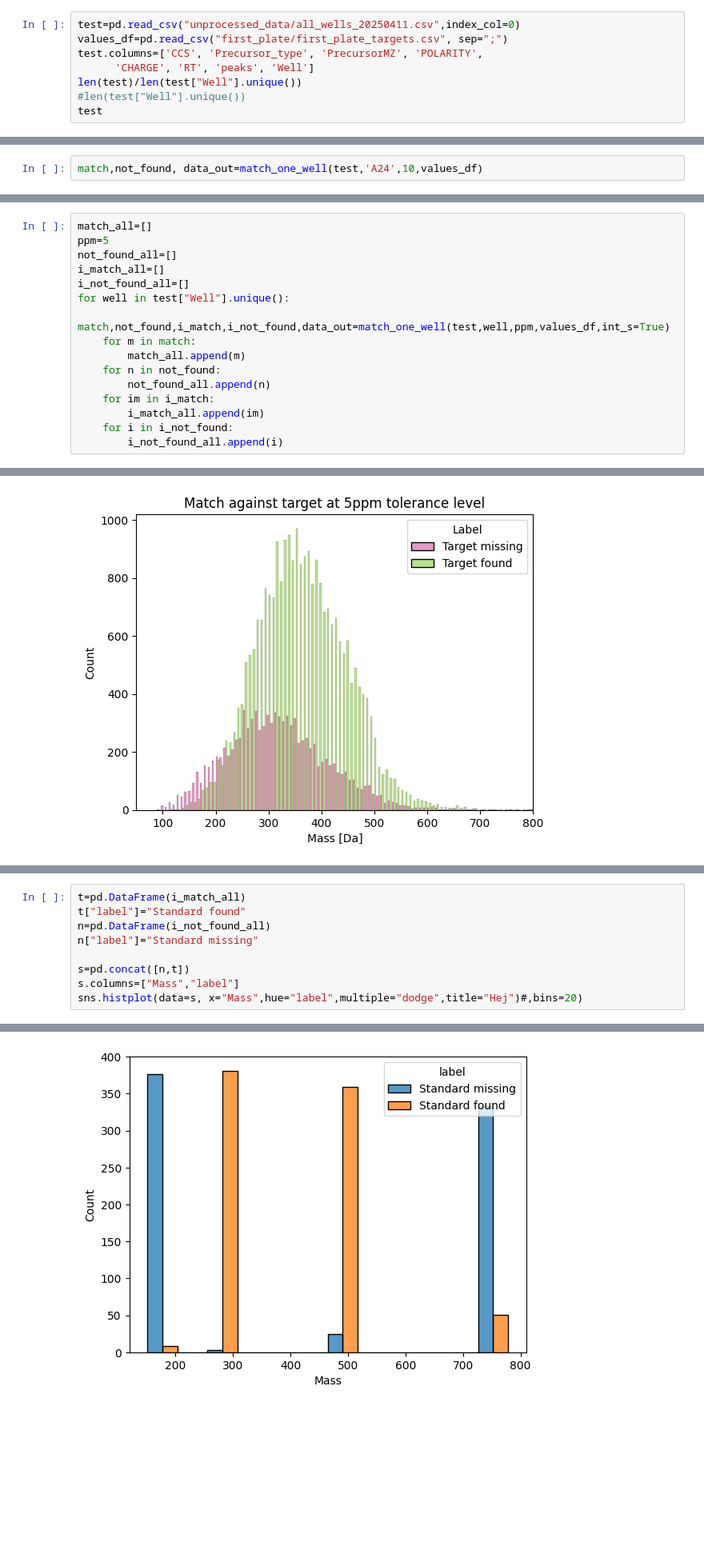
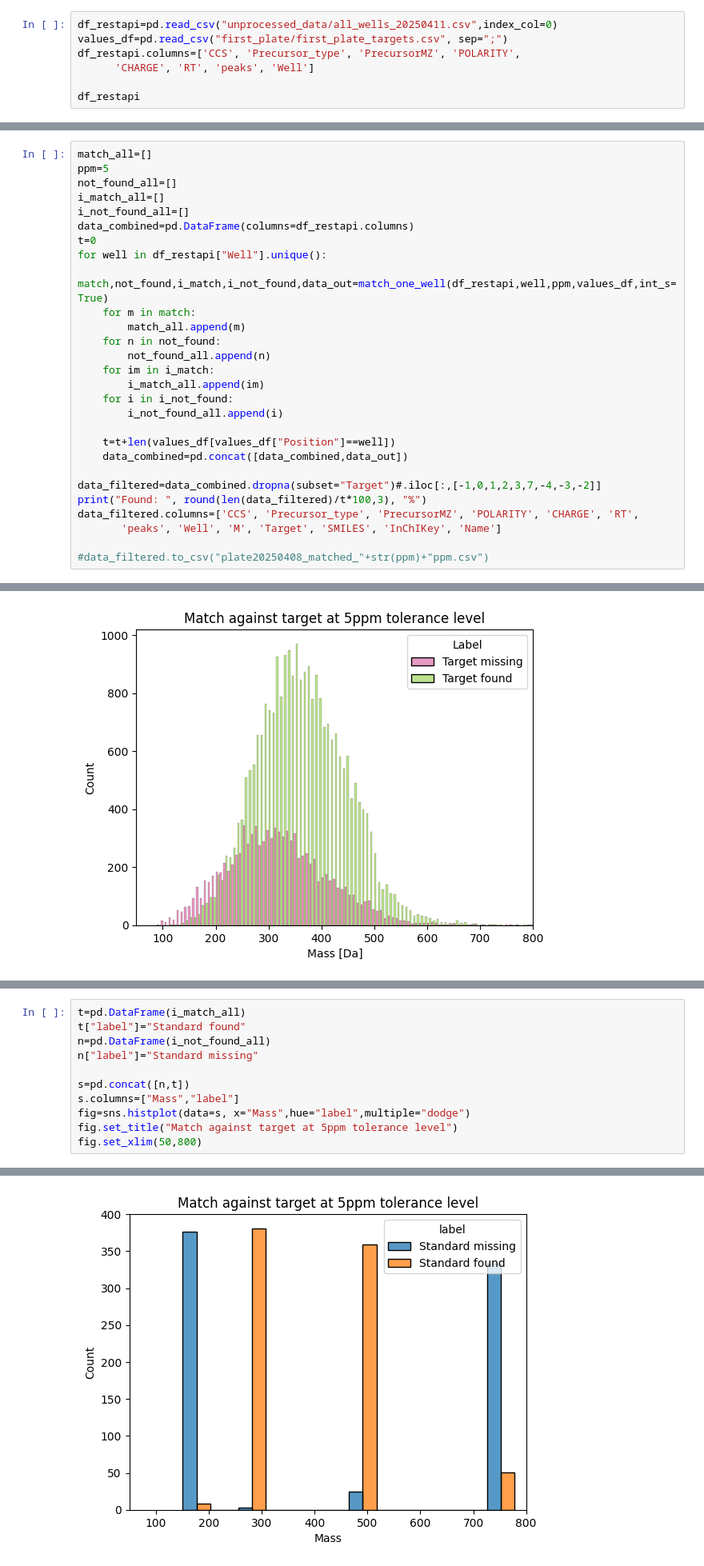
Before and after one commit to Micholms/tims_tof_data_extraction, a Jupyter notebook: data_handling_REST_API.ipynb, the cells around one changed output, grey strips where cells are left out. Shown: that part at 80% size. Drawn from its saved outputs; the diff is of its cells as text; blank space fills up the shorter version.

```diff
--- a/data_handling_REST_API.ipynb
+++ b/data_handling_REST_API.ipynb
@@ -11,11 +16,10 @@ import seaborn as sns
 # %%
-test=pd.read_csv("unprocessed_data/all_wells_20250411.csv",index_col=0)
+df_restapi=pd.read_csv("unprocessed_data/all_wells_20250411.csv",index_col=0)
 values_df=pd.read_csv("first_plate/first_plate_targets.csv", sep=";")
-test.columns=['CCS', 'Precursor_type', 'PrecursorMZ', 'POLARITY',
+df_restapi.columns=['CCS', 'Precursor_type', 'PrecursorMZ', 'POLARITY',
       'CHARGE', 'RT', 'peaks', 'Well']
-len(test)/len(test["Well"].unique())
-#len(test["Well"].unique())
-test
+
+df_restapi
 # %% [output]
 |  | CCS | Precursor_type | PrecursorMZ | POLARITY | CHARGE | RT | peaks | Well |
 | 0 | 124.171295 | [M+H]+ | 136.061711 | Pos | + | 4.637133 | {'mz': [61.01280583371198, 65.234... | A10 |
@@ -30,5 +34,3 @@ test
 | 721 | 154.433304 | [M+H]+ | 254.925795 | Pos | + | 300.553375 | {'mz': [176.9091901553379], 'inte... | P09 |
 | 722 | 138.562744 | [M+H]+ | 176.911683 | Pos | + | 300.548279 | {'mz': [92.81683758409737, 140.19... | P09 |
 248801 rows × 8 columns
-# %%
-match,not_found, data_out=match_one_well(test,'A24',10,values_df)
@@ -77,8 +61,10 @@ ppm=5
 not_found_all=[]
 i_match_all=[]
 i_not_found_all=[]
-for well in test["Well"].unique():
-    match,not_found,i_match,i_not_found,data_out=match_one_well(test,well,ppm,values_df,int_s=True)
+data_combined=pd.DataFrame(columns=df_restapi.columns)
+t=0
+for well in df_restapi["Well"].unique():
+    match,not_found,i_match,i_not_found,data_out=match_one_well(df_restapi,well,ppm,values_df,int_s=True)
     for m in match:
         match_all.append(m)
     for n in not_found:
@@ -87,6 +73,16 @@ for well in test["Well"].unique():
         i_match_all.append(im)
     for i in i_not_found:
         i_not_found_all.append(i)
+
+    t=t+len(values_df[values_df["Position"]==well])
+    data_combined=pd.concat([data_combined,data_out])
+
+data_filtered=data_combined.dropna(subset="Target")#.iloc[:,[-1,0,1,2,3,7,-4,-3,-2]]
+print("Found: ", round(len(data_filtered)/t*100,3), "%")
+data_filtered.columns=['CCS', 'Precursor_type', 'PrecursorMZ', 'POLARITY', 'CHARGE', 'RT',
+       'peaks', 'Well', 'M', 'Target', 'SMILES', 'InChIKey', 'Name']
+
+#data_filtered.to_csv("plate20250408_matched_"+str(ppm)+"ppm.csv")
 # %% [output]
 ----- Targeting A10
 Converting m/z to m for matching
@@ -127,5 +154,7 @@ n["label"]="Standard missing"
 
 s=pd.concat([n,t])
 s.columns=["Mass","label"]
-sns.histplot(data=s, x="Mass",hue="label",multiple="dodge",title="Hej")#,bins=20)
+fig=sns.histplot(data=s, x="Mass",hue="label",multiple="dodge")
+fig.set_title("Match against target at 5ppm tolerance level")
+fig.set_xlim(50,800)
 # %% [output]
@@ -133 +162 @@ sns.histplot(data=s, x="Mass",hue="label",multiple="dodge",title="Hej")#,bins=20
-[figure, old version]
+[figure, new version]
```
Also changed, not shown: parts of 30 cells of this notebook.
